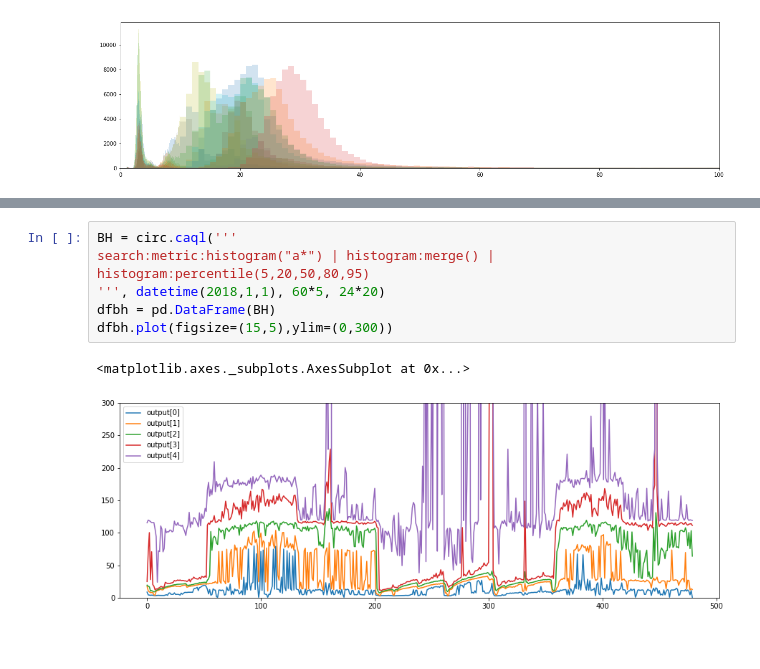
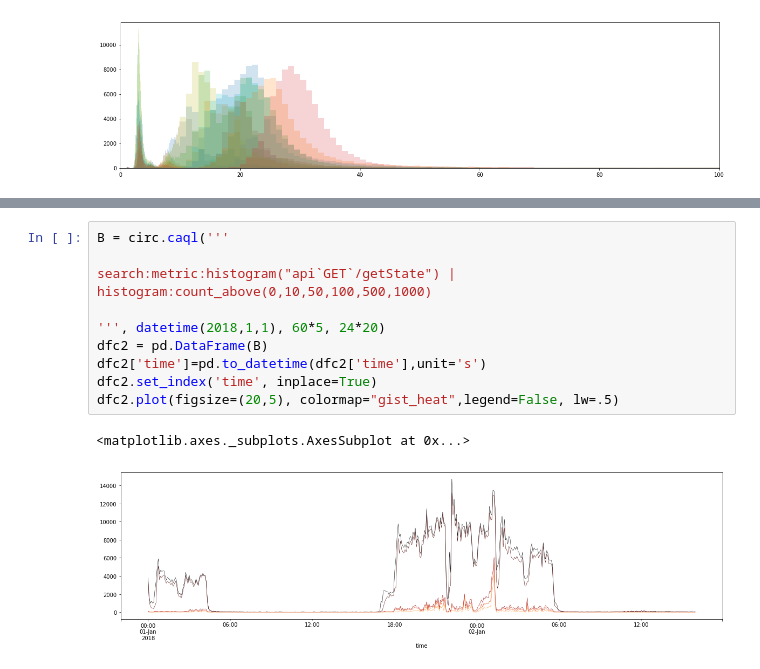
Before and after one commit to HeinrichHartmann/DS4OPS, a Jupyter notebook: work/Circonus for Data Science.ipynb, the cells around one changed output, grey strips where cells are left out. Drawn from its saved outputs; the diff is of its cells as text; blank space fills up the shorter version.

```diff
--- a/work/Circonus for Data Science.ipynb
+++ b/work/Circonus for Data Science.ipynb
@@ -234,9 +260,13 @@ Another advantage is, that we can leverage CAQL queries for live graphing and al
-# %%
-BH = circ.caql('''
-search:metric:histogram("a*") | histogram:merge() | histogram:percentile(5,20,50,80,95)
-''', datetime(2018,1,1), 60*5, 24*20)
-dfbh = pd.DataFrame(BH)
-dfbh.plot(figsize=(15,5),ylim=(0,300))
-# %% [output]
-<matplotlib.axes._subplots.AxesSubplot at 0x...>
-[figure, removed]
+# %%
+B = circ.caql('''
+
+search:metric:histogram("api`GET`/getState") | histogram:count_above(0,10,50,100,500,1000)
+
+''', datetime(2018,1,1), 60*5, 24*20)
+dfc2 = pd.DataFrame(B)
+dfc2['time']=pd.to_datetime(dfc2['time'],unit='s')
+dfc2.set_index('time', inplace=True)
+dfc2.plot(figsize=(20,5), colormap="gist_heat",legend=False, lw=.5)
+# %% [output]
+<matplotlib.axes._subplots.AxesSubplot at 0x...>
+[figure, added]
```
Also changed, not shown: parts of 18 cells of this notebook.
